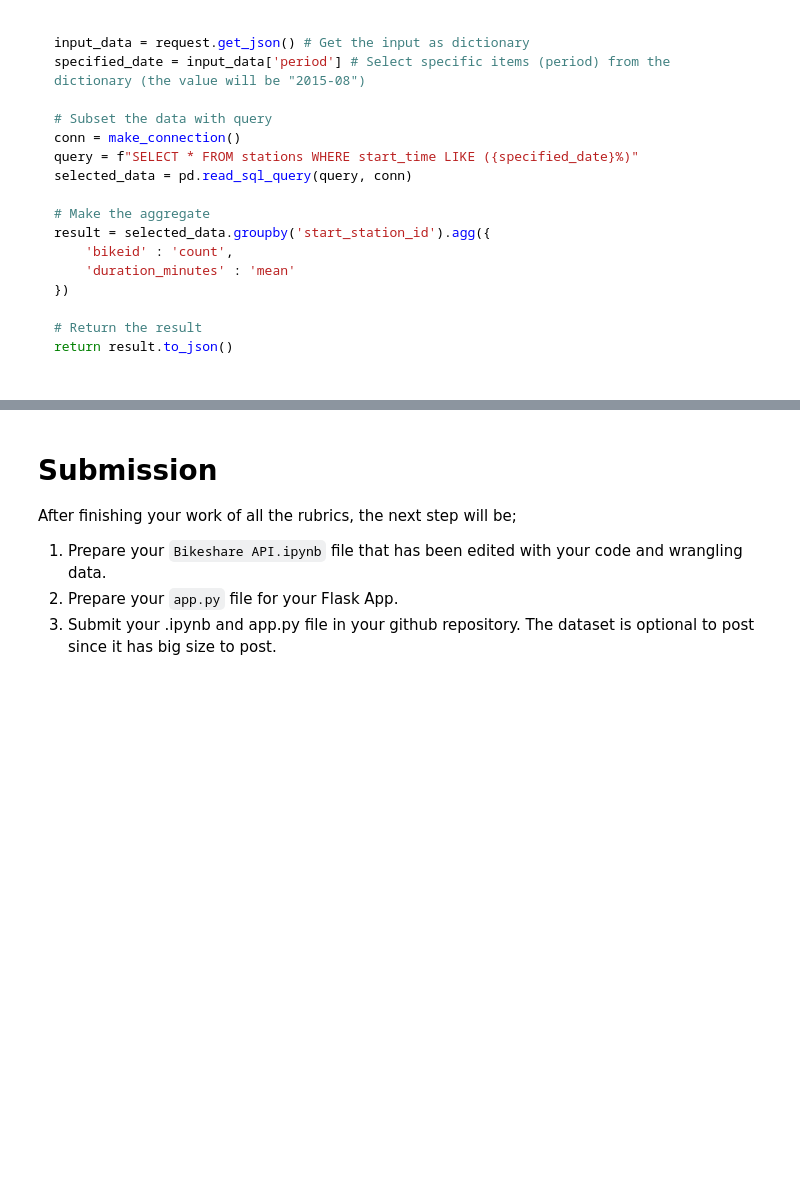
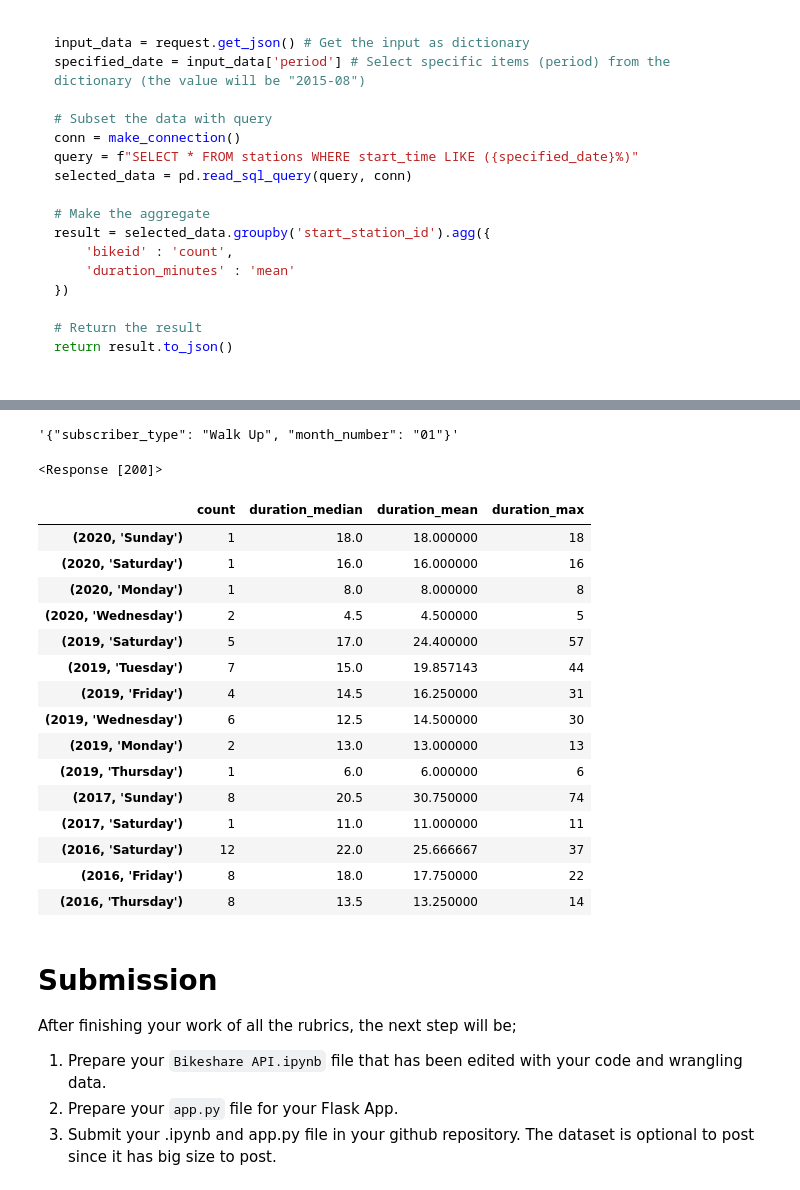
Before and after one commit to taruma/bikeshareapi, a Jupyter notebook: Bikeshare API.ipynb, the cells around one changed output, grey strips where cells are left out. Drawn from its saved outputs; the diff is of its cells as text; code cells hidden in the pictures; blank space fills up the shorter version.

```diff
--- a/Bikeshare API.ipynb
+++ b/Bikeshare API.ipynb
@@ -549,3 +734,40 @@ return result.to_json()
+# %%
+json.dumps({'subscriber_type': 'Walk Up', 'month_number': '01'})
+# %% [output]
+'{"subscriber_type": "Walk Up", "month_number": "01"}'
+# %%
+url = "http://127.0.0.1:5000/trips/top_duration_mean"
+res = requests.post(
+    url,
+    json={
+        'subscriber_type': 'Annual', # 'Walk Up',
+        'month_number': '01'
+    }
+)
+# %%
+res
+# %% [output]
+<Response [200]>
+# %%
+import ast
+pd.DataFrame(ast.literal_eval(res.text))
+# %% [output]
+|  | count | duration_median | duration_mean | duration_max |
+| (2020, 'Sunday') | 1 | 18.0 | 18.000000 | 18 |
+| (2020, 'Saturday') | 1 | 16.0 | 16.000000 | 16 |
+| (2020, 'Monday') | 1 | 8.0 | 8.000000 | 8 |
+| (2020, 'Wednesday') | 2 | 4.5 | 4.500000 | 5 |
+| (2019, 'Saturday') | 5 | 17.0 | 24.400000 | 57 |
+| (2019, 'Tuesday') | 7 | 15.0 | 19.857143 | 44 |
+| (2019, 'Friday') | 4 | 14.5 | 16.250000 | 31 |
+| (2019, 'Wednesday') | 6 | 12.5 | 14.500000 | 30 |
+| (2019, 'Monday') | 2 | 13.0 | 13.000000 | 13 |
+| (2019, 'Thursday') | 1 | 6.0 | 6.000000 | 6 |
+| (2017, 'Sunday') | 8 | 20.5 | 30.750000 | 74 |
+| (2017, 'Saturday') | 1 | 11.0 | 11.000000 | 11 |
+| (2016, 'Saturday') | 12 | 22.0 | 25.666667 | 37 |
+| (2016, 'Friday') | 8 | 18.0 | 17.750000 | 22 |
+| (2016, 'Thursday') | 8 | 13.5 | 13.250000 | 14 |
 # %% [markdown]
 # Submission
 
```
Also changed, not shown: parts of 30 cells of this notebook, 4 other files.
